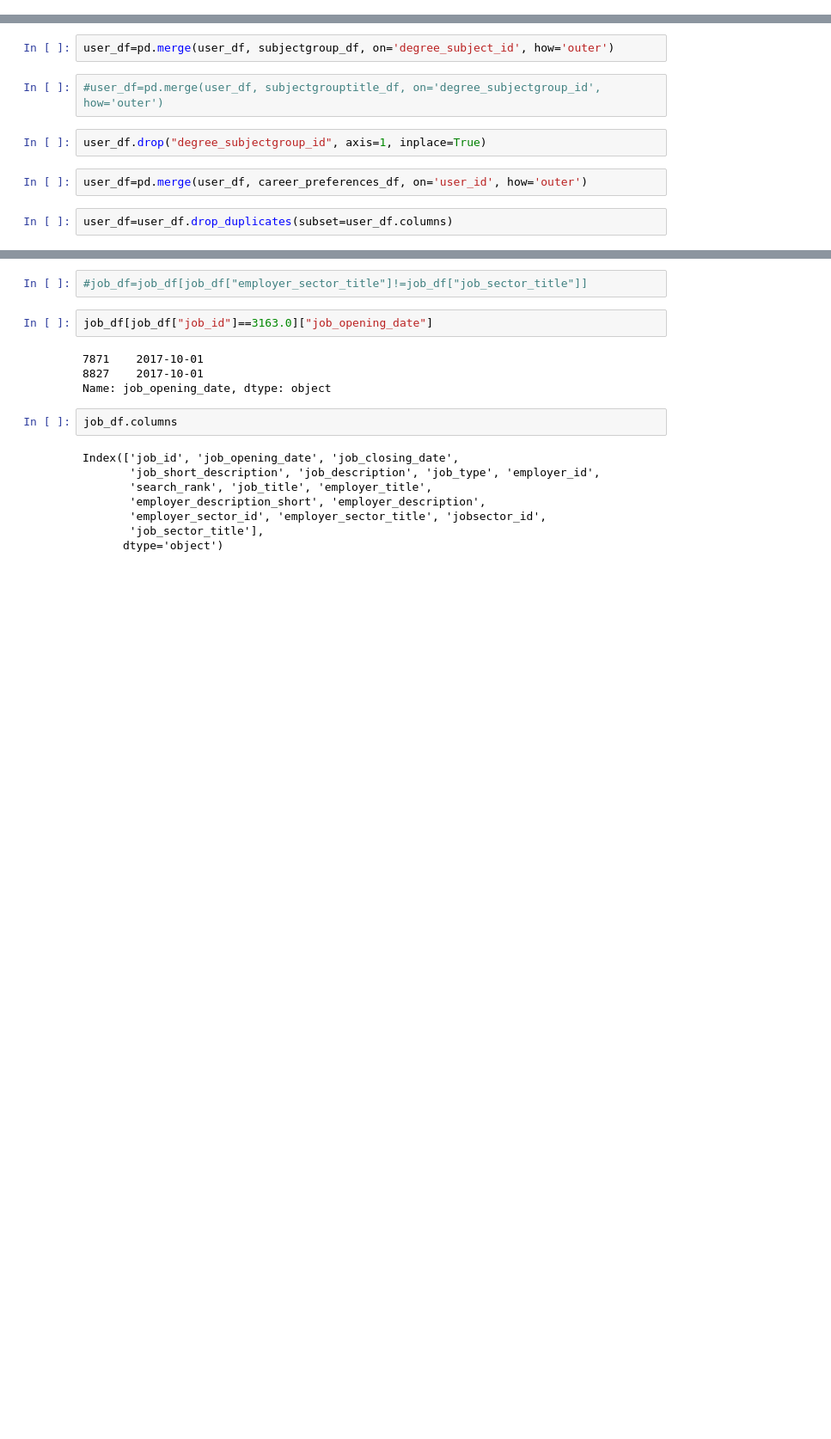
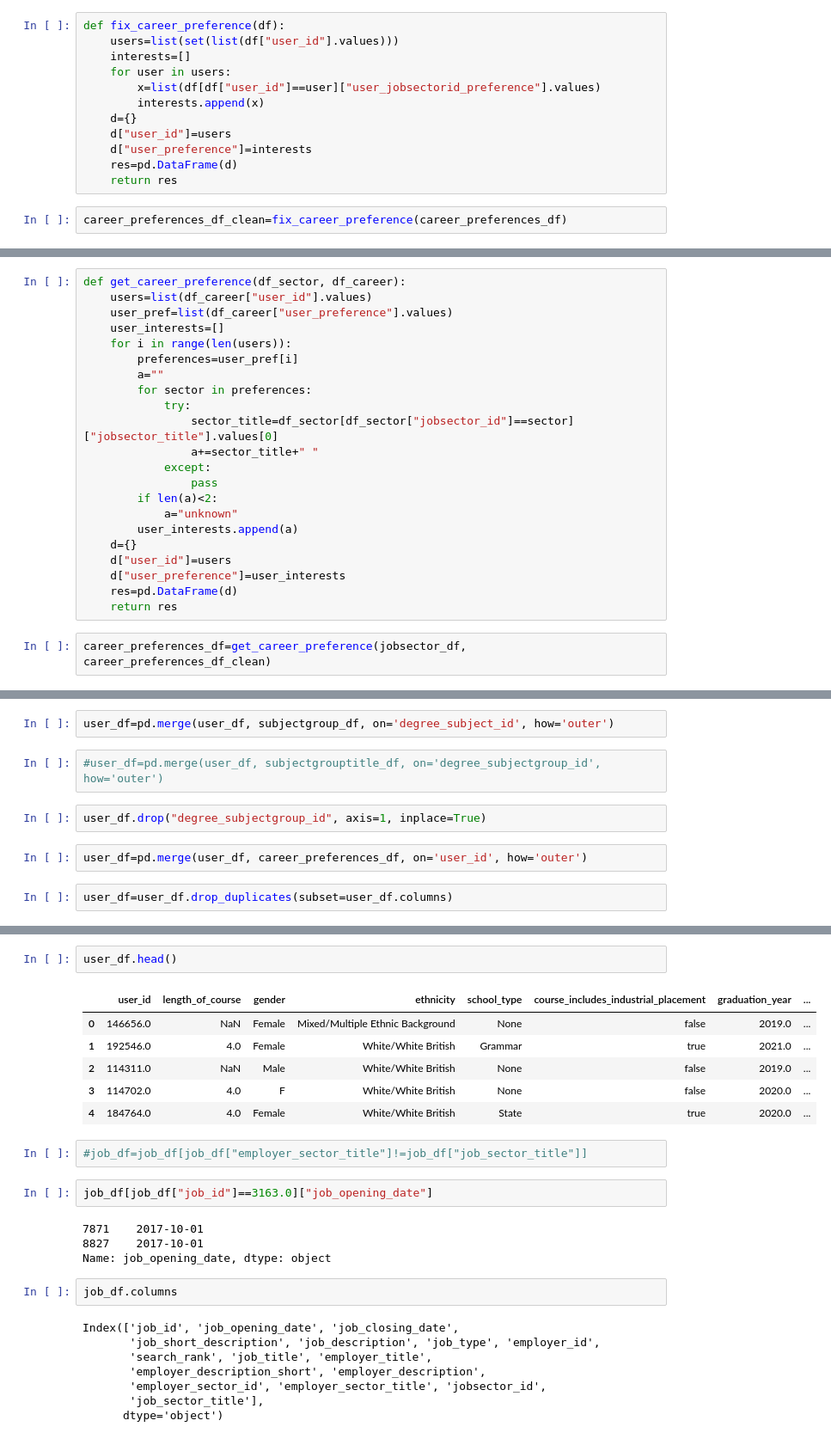
Before and after one commit to Lassanabright/Bright_Network-Data_Science, a Jupyter notebook: Train_Test_Dataset.ipynb, the cells around one changed output, grey strips where cells are left out. Shown: that part at 86% size. Cells and saved outputs as stored; diff of their text form; blank space fills up the shorter version.

```diff
--- a/Train_Test_Dataset.ipynb
+++ b/Train_Test_Dataset.ipynb
@@ -315,0 +300,14 @@ career_preferences_df.head(10)
+# %%
+def fix_career_preference(df):
+    users=list(set(list(df["user_id"].values)))
+    interests=[]
+    for user in users:
+        x=list(df[df["user_id"]==user]["user_jobsectorid_preference"].values)
+        interests.append(x)
+    d={}
+    d["user_id"]=users
+    d["user_preference"]=interests
+    res=pd.DataFrame(d)
+    return res
+# %%
+career_preferences_df_clean=fix_career_preference(career_preferences_df)
@@ -475,0 +475,24 @@ career_preferences_df=career_preferences_df.rename(index=str, columns={"jobsecto
+# %%
+def get_career_preference(df_sector, df_career):
+    users=list(df_career["user_id"].values)
+    user_pref=list(df_career["user_preference"].values)
+    user_interests=[]
+    for i in range(len(users)):
+        preferences=user_pref[i]
+        a=""
+        for sector in preferences:
+            try:
+                sector_title=df_sector[df_sector["jobsector_id"]==sector]["jobsector_title"].values[0]
+                a+=sector_title+" "
+            except:
+                pass
+        if len(a)<2:
+            a="unknown"
+        user_interests.append(a)
+    d={}
+    d["user_id"]=users
+    d["user_preference"]=user_interests
+    res=pd.DataFrame(d)
+    return res
+# %%
+career_preferences_df=get_career_preference(jobsector_df, career_preferences_df_clean)
@@ -742,3 +748,12 @@ user_df[user_df["user_preference"].notnull()]
+# %%
+user_df.head()
+# %% [output]
+|  | user_id | length_of_course | gender | ethnicity | school_type | course_includes_industrial_placement | graduation_year | ... |
+| 0 | 146656.0 | NaN | Female | Mixed/Multiple Ethnic Background | None | false | 2019.0 | ... |
+| 1 | 192546.0 | 4.0 | Female | White/White British | Grammar | true | 2021.0 | ... |
+| 2 | 114311.0 | NaN | Male | White/White British | None | false | 2019.0 | ... |
+| 3 | 114702.0 | 4.0 | F | White/White British | None | false | 2020.0 | ... |
+| 4 | 184764.0 | 4.0 | Female | White/White British | State | true | 2020.0 | ... |
 # %%
 #job_df=job_df[job_df["employer_sector_title"]!=job_df["job_sector_title"]]
 # %%
```
Also changed, not shown: parts of 13 cells of this notebook, 1 other file.
